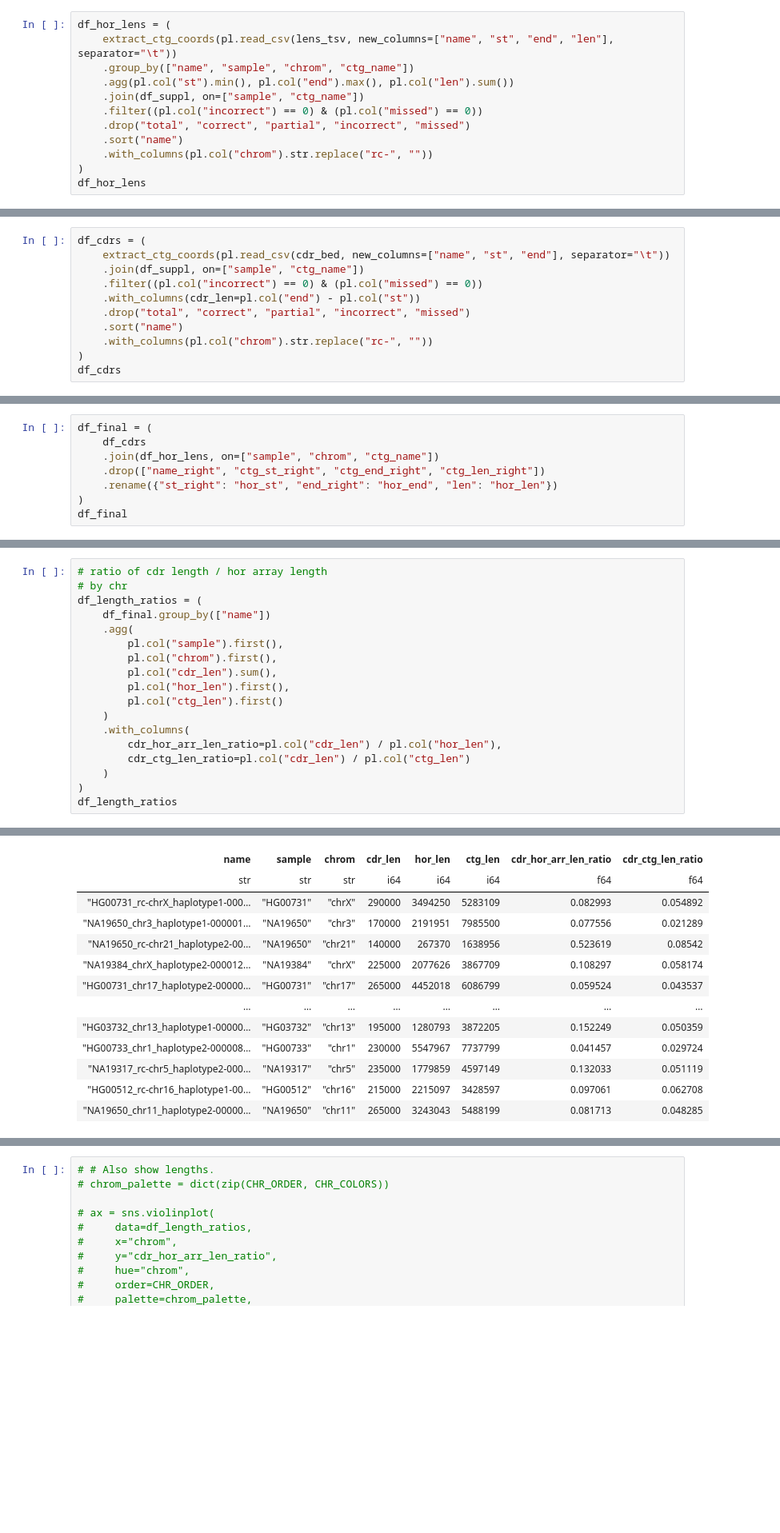
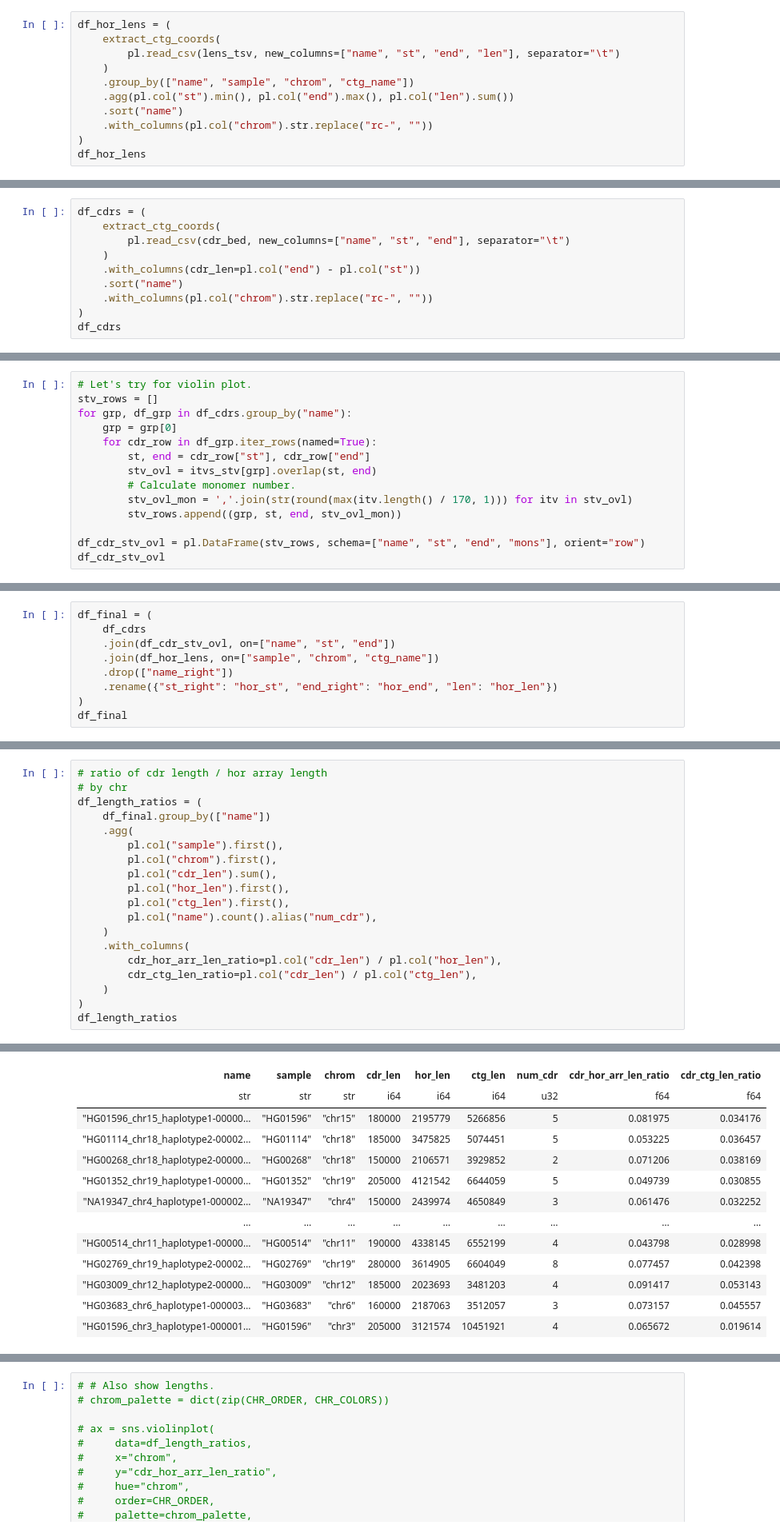
Before and after one commit to koisland/cdr-analysis, a Jupyter notebook: relative_pos.ipynb, the cells around one changed output, grey strips where cells are left out. Shown at 80% size. Drawn from its saved outputs; the diff is of its cells as text; blank space fills up the shorter version.

```diff
--- a/relative_pos.ipynb
+++ b/relative_pos.ipynb
@@ -106,11 +136,10 @@ shape: (1_034, 10)
 # %%
 df_hor_lens = (
-    extract_ctg_coords(pl.read_csv(lens_tsv, new_columns=["name", "st", "end", "len"], separator="\t"))
+    extract_ctg_coords(
+        pl.read_csv(lens_tsv, new_columns=["name", "st", "end", "len"], separator="\t")
+    )
     .group_by(["name", "sample", "chrom", "ctg_name"])
     .agg(pl.col("st").min(), pl.col("end").max(), pl.col("len").sum())
-    .join(df_suppl, on=["sample", "ctg_name"])
-    .filter((pl.col("incorrect") == 0) & (pl.col("missed") == 0))
-    .drop("total", "correct", "partial", "incorrect", "missed")
     .sort("name")
     .with_columns(pl.col("chrom").str.replace("rc-", ""))
 )
@@ -133,10 +162,9 @@ shape: (177, 7)
 # %%
 df_cdrs = (
-    extract_ctg_coords(pl.read_csv(cdr_bed, new_columns=["name", "st", "end"], separator="\t"))
-    .join(df_suppl, on=["sample", "ctg_name"])
-    .filter((pl.col("incorrect") == 0) & (pl.col("missed") == 0))
+    extract_ctg_coords(
+        pl.read_csv(cdr_bed, new_columns=["name", "st", "end"], separator="\t")
+    )
     .with_columns(cdr_len=pl.col("end") - pl.col("st"))
-    .drop("total", "correct", "partial", "incorrect", "missed")
     .sort("name")
     .with_columns(pl.col("chrom").str.replace("rc-", ""))
 )
@@ -160,0 +187,14 @@ assert df_hor_lens["name"].unique().len() == df_cdrs["name"].unique().len()
+# %%
+# Let's try for violin plot.
+stv_rows = []
+for grp, df_grp in df_cdrs.group_by("name"):
+    grp = grp[0]
+    for cdr_row in df_grp.iter_rows(named=True):
+        st, end = cdr_row["st"], cdr_row["end"]
+        stv_ovl = itvs_stv[grp].overlap(st, end)
+        # Calculate monomer number.
+        stv_ovl_mon = ','.join(str(round(max(itv.length() / 170, 1))) for itv in stv_ovl)
+        stv_rows.append((grp, st, end, stv_ovl_mon))
+
+df_cdr_stv_ovl = pl.DataFrame(stv_rows, schema=["name", "st", "end", "mons"], orient="row")
+df_cdr_stv_ovl
@@ -161,8 +236,9 @@ assert df_hor_lens["name"].unique().len() == df_cdrs["name"].unique().len()
 # %%
 df_final = (
     df_cdrs
+    .join(df_cdr_stv_ovl, on=["name", "st", "end"])
     .join(df_hor_lens, on=["sample", "chrom", "ctg_name"])
-    .drop(["name_right", "ctg_st_right", "ctg_end_right", "ctg_len_right"])
+    .drop(["name_right"])
     .rename({"st_right": "hor_st", "end_right": "hor_end", "len": "hor_len"})
 )
 df_final
@@ -191,11 +267,12 @@ df_length_ratios = (
         pl.col("chrom").first(),
         pl.col("cdr_len").sum(),
         pl.col("hor_len").first(),
-        pl.col("ctg_len").first()
+        pl.col("ctg_len").first(),
+        pl.col("name").count().alias("num_cdr"),
     )
     .with_columns(
         cdr_hor_arr_len_ratio=pl.col("cdr_len") / pl.col("hor_len"),
-        cdr_ctg_len_ratio=pl.col("cdr_len") / pl.col("ctg_len")
+        cdr_ctg_len_ratio=pl.col("cdr_len") / pl.col("ctg_len"),
     )
 )
 df_length_ratios
@@ -204,14 +281,14 @@ shape: (177, 8)
-| name | sample | chrom | cdr_len | hor_len | ctg_len | cdr_hor_arr_len_ratio | cdr_ctg_len_ratio |
-| str | str | str | i64 | i64 | i64 | f64 | f64 |
-| "HG00731_rc-chrX_haplotype1-000… | "HG00731" | "chrX" | 290000 | 3494250 | 5283109 | 0.082993 | 0.054892 |
-| "NA19650_chr3_haplotype1-000001… | "NA19650" | "chr3" | 170000 | 2191951 | 7985500 | 0.077556 | 0.021289 |
-| "NA19650_rc-chr21_haplotype2-00… | "NA19650" | "chr21" | 140000 | 267370 | 1638956 | 0.523619 | 0.08542 |
-| "NA19384_chrX_haplotype2-000012… | "NA19384" | "chrX" | 225000 | 2077626 | 3867709 | 0.108297 | 0.058174 |
-| "HG00731_chr17_haplotype2-00000… | "HG00731" | "chr17" | 265000 | 4452018 | 6086799 | 0.059524 | 0.043537 |
-| … | … | … | … | … | … | … | … |
-| "HG03732_chr13_haplotype1-00000… | "HG03732" | "chr13" | 195000 | 1280793 | 3872205 | 0.152249 | 0.050359 |
-| "HG00733_chr1_haplotype2-000008… | "HG00733" | "chr1" | 230000 | 5547967 | 7737799 | 0.041457 | 0.029724 |
-| "NA19317_rc-chr5_haplotype2-000… | "NA19317" | "chr5" | 235000 | 1779859 | 4597149 | 0.132033 | 0.051119 |
-| "HG00512_rc-chr16_haplotype1-00… | "HG00512" | "chr16" | 215000 | 2215097 | 3428597 | 0.097061 | 0.062708 |
-| "NA19650_chr11_haplotype2-00000… | "NA19650" | "chr11" | 265000 | 3243043 | 5488199 | 0.081713 | 0.048285 |
+| name | sample | chrom | cdr_len | hor_len | ctg_len | num_cdr | cdr_hor_arr_len_ratio | cdr_ctg_len_ratio |
+| str | str | str | i64 | i64 | i64 | u32 | f64 | f64 |
+| "HG01596_chr15_haplotype1-00000… | "HG01596" | "chr15" | 180000 | 2195779 | 5266856 | 5 | 0.081975 | 0.034176 |
+| "HG01114_chr18_haplotype2-00002… | "HG01114" | "chr18" | 185000 | 3475825 | 5074451 | 5 | 0.053225 | 0.036457 |
+| "HG00268_chr18_haplotype2-00000… | "HG00268" | "chr18" | 150000 | 2106571 | 3929852 | 2 | 0.071206 | 0.038169 |
+| "HG01352_chr19_haplotype1-00000… | "HG01352" | "chr19" | 205000 | 4121542 | 6644059 | 5 | 0.049739 | 0.030855 |
+| "NA19347_chr4_haplotype1-000002… | "NA19347" | "chr4" | 150000 | 2439974 | 4650849 | 3 | 0.061476 | 0.032252 |
+| … | … | … | … | … | … | … | … | … |
+| "HG00514_chr11_haplotype1-00000… | "HG00514" | "chr11" | 190000 | 4338145 | 6552199 | 4 | 0.043798 | 0.028998 |
+| "HG02769_chr19_haplotype2-00002… | "HG02769" | "chr19" | 280000 | 3614905 | 6604049 | 8 | 0.077457 | 0.042398 |
+| "HG03009_chr12_haplotype2-00000… | "HG03009" | "chr12" | 185000 | 2023693 | 3481203 | 4 | 0.091417 | 0.053143 |
+| "HG03683_chr6_haplotype1-000003… | "HG03683" | "chr6" | 160000 | 2187063 | 3512057 | 3 | 0.073157 | 0.045557 |
+| "HG01596_chr3_haplotype1-000001… | "HG01596" | "chr3" | 205000 | 3121574 | 10451921 | 4 | 0.065672 | 0.019614 |
 # %%
```
Also changed, not shown: parts of 37 cells of this notebook, 10 other files.
